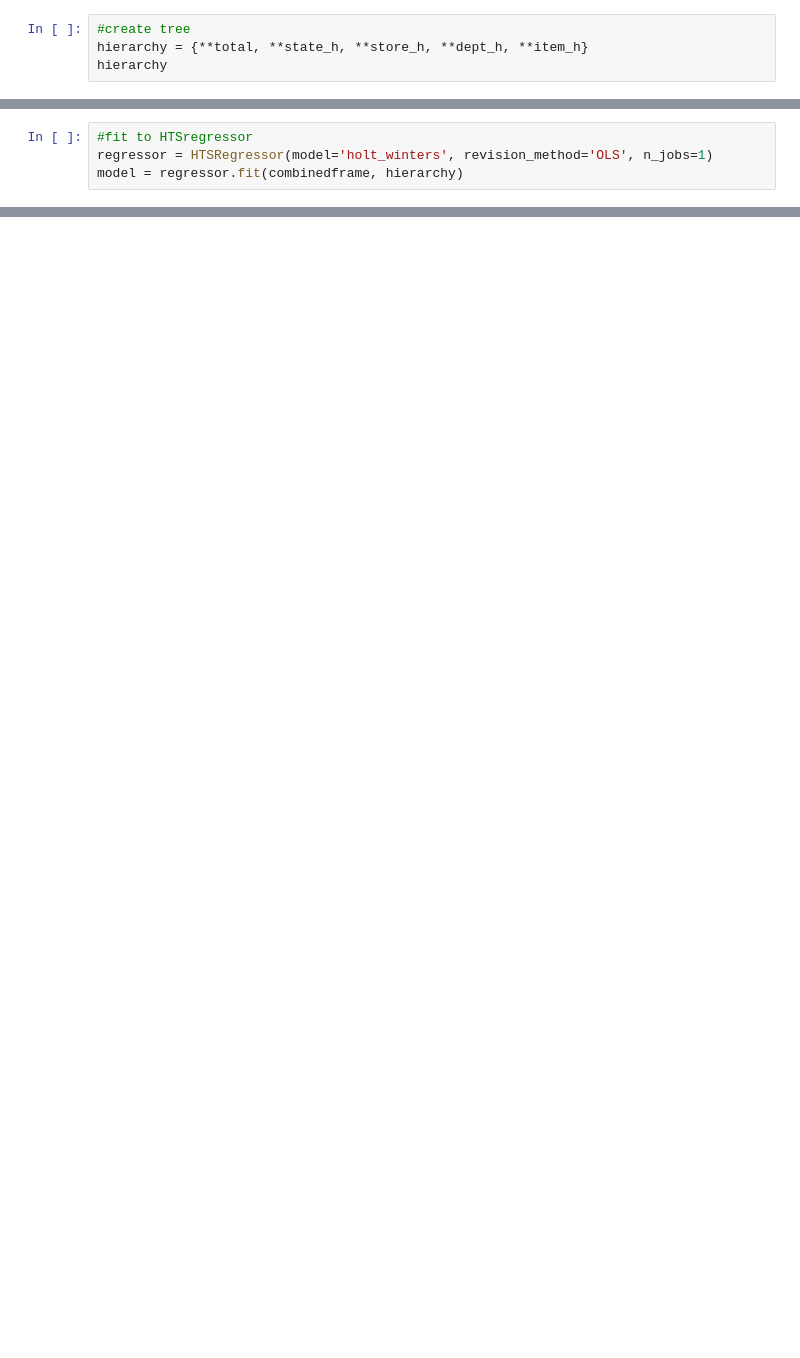
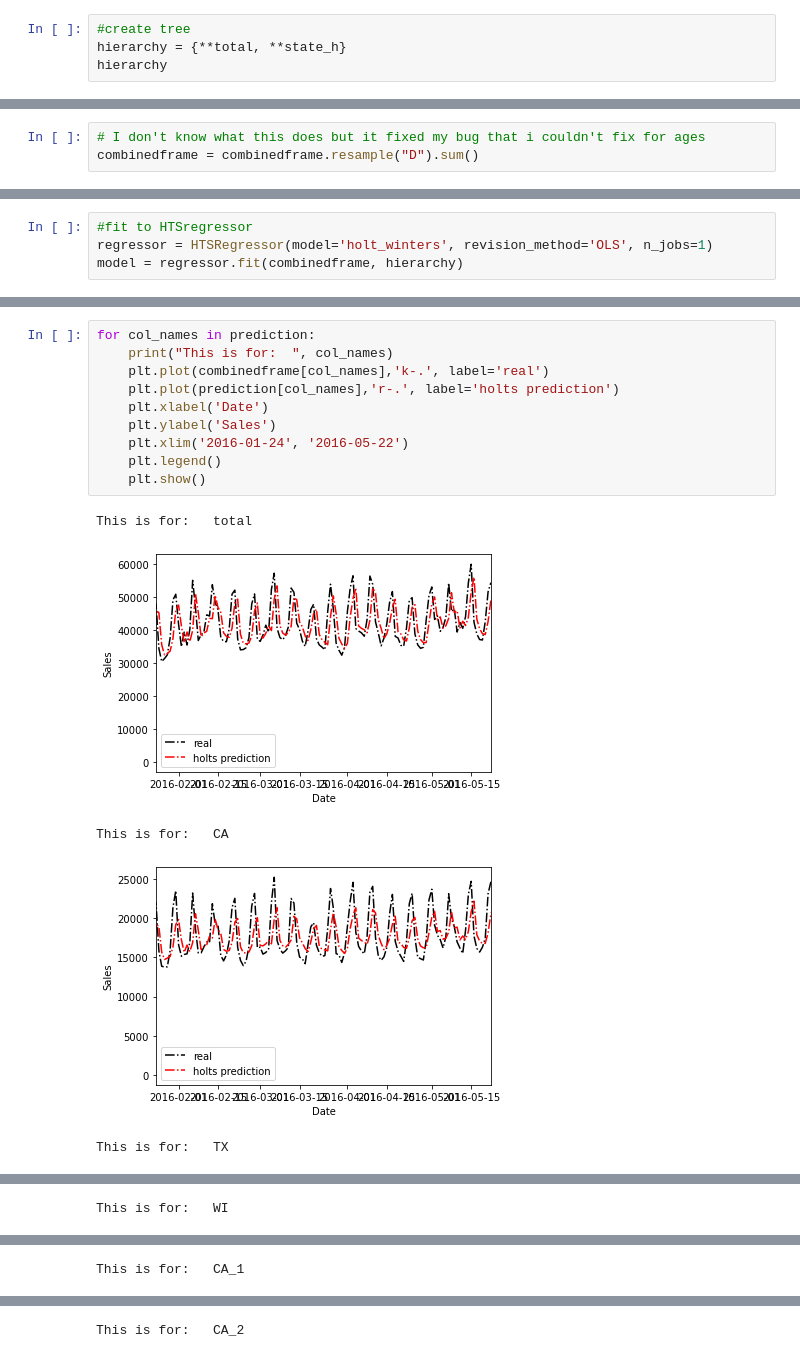
Before and after one commit to sithankanna/hts-forecast, a Jupyter notebook: notebooks/004-EK-Hierarchy.ipynb, the cells around one changed output, grey strips where cells are left out. Drawn from its saved outputs; the diff is of its cells as text; blank space fills up the shorter version.

Commit message:
Create simple top-down hierarchy

```diff
--- a/notebooks/004-EK-Hierarchy.ipynb
+++ b/notebooks/004-EK-Hierarchy.ipynb
@@ -173,6 +183,6 @@ item_h = {k: [v for v in items if v.startswith(k)] for k in dept}
 # %%
 #create tree
-hierarchy = {**total, **state_h, **store_h, **dept_h, **item_h}
+hierarchy = {**total, **state_h}
 hierarchy
 # %% [output]
 {'total': ['CA', 'TX', 'WI'],
@@ -217,0 +243,3 @@ ht.children[0].children[2]
+# %%
+# I don't know what this does but it fixed my bug that i couldn't fix for ages
+combinedframe = combinedframe.resample("D").sum()
@@ -225,0 +285,16 @@ TypeError: unsupported operand type(s) for +: 'Timestamp' and 'NoneType'
+# %%
+for col_names in prediction:
+    print("This is for:  ", col_names)
+    plt.plot(combinedframe[col_names],'k-.', label='real')
+    plt.plot(prediction[col_names],'r-.', label='holts prediction')
+    plt.xlabel('Date')
+    plt.ylabel('Sales')
+    plt.xlim('2016-01-24', '2016-05-22')
+    plt.legend()
+    plt.show()
+# %% [output]
+This is for:   total
+[figure, added]
+This is for:   CA
+[figure, added]
+This is for:   TX
@@ -225,0 +302 @@ TypeError: unsupported operand type(s) for +: 'Timestamp' and 'NoneType'
+This is for:   WI
@@ -225,0 +304 @@ TypeError: unsupported operand type(s) for +: 'Timestamp' and 'NoneType'
+This is for:   CA_1
@@ -225,0 +306 @@ TypeError: unsupported operand type(s) for +: 'Timestamp' and 'NoneType'
+This is for:   CA_2
```
Also changed, not shown: parts of 10 cells of this notebook.
